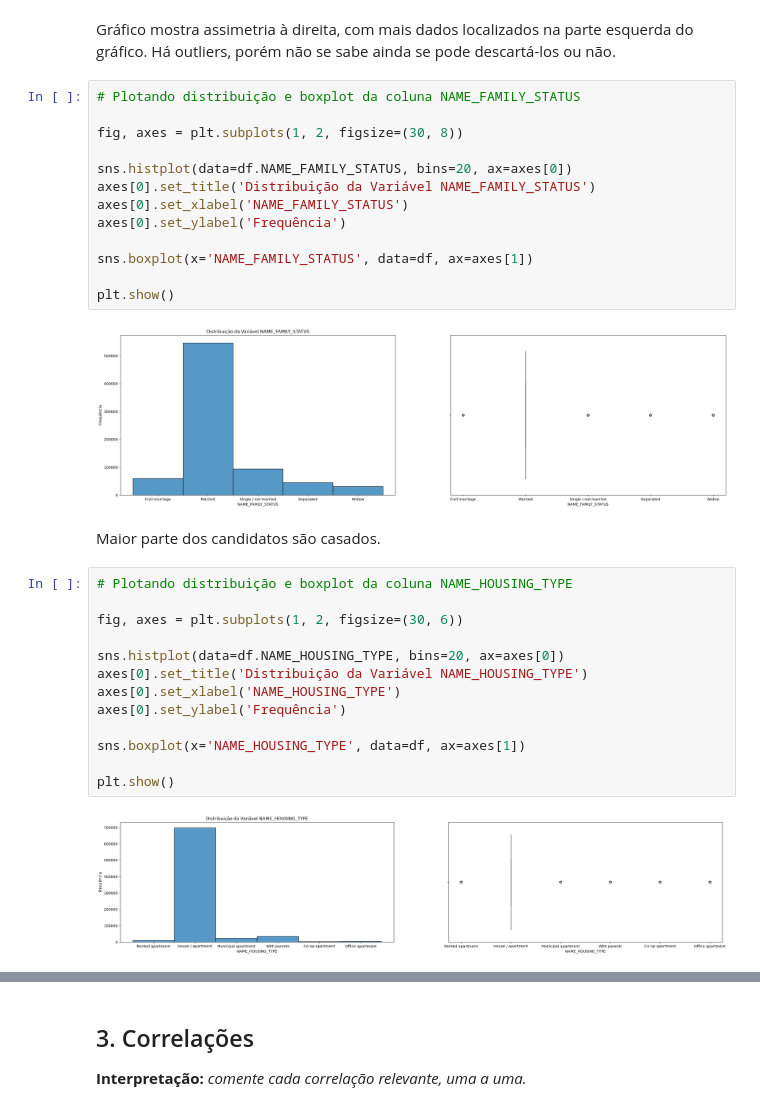
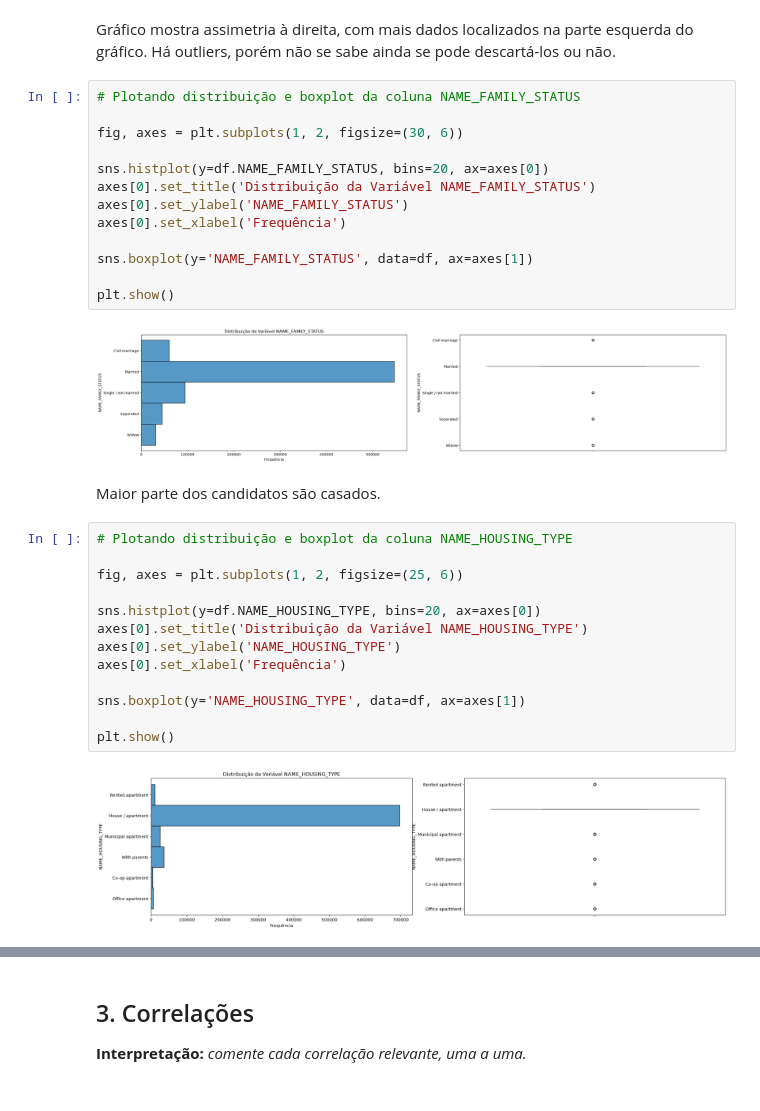
Before and after one commit to dianafismed/postech-tech-challenge-fase2, a Jupyter notebook: notebooks/01_eda.ipynb, the cells around one changed output, grey strips where cells are left out. Cells and saved outputs as stored; diff of their text form.

```diff
--- a/notebooks/01_eda.ipynb
+++ b/notebooks/01_eda.ipynb
@@ -290,32 +340,32 @@ Há outliers, porém não se sabe ainda se pode descartá-los ou não.
 # %%
 # Plotando distribuição e boxplot da coluna NAME_FAMILY_STATUS
 
-fig, axes = plt.subplots(1, 2, figsize=(30, 8))
+fig, axes = plt.subplots(1, 2, figsize=(30, 6))
 
-sns.histplot(data=df.NAME_FAMILY_STATUS, bins=20, ax=axes[0])
+sns.histplot(y=df.NAME_FAMILY_STATUS, bins=20, ax=axes[0])
 axes[0].set_title('Distribuição da Variável NAME_FAMILY_STATUS')
-axes[0].set_xlabel('NAME_FAMILY_STATUS')
-axes[0].set_ylabel('Frequência')
+axes[0].set_ylabel('NAME_FAMILY_STATUS')
+axes[0].set_xlabel('Frequência')
 
-sns.boxplot(x='NAME_FAMILY_STATUS', data=df, ax=axes[1])
+sns.boxplot(y='NAME_FAMILY_STATUS', data=df, ax=axes[1])
 
 plt.show()
 # %% [output]
-[figure, old version]
+[figure, new version]
 # %% [markdown]
 Maior parte dos candidatos são casados.
 # %%
 # Plotando distribuição e boxplot da coluna NAME_HOUSING_TYPE
 
-fig, axes = plt.subplots(1, 2, figsize=(30, 6))
+fig, axes = plt.subplots(1, 2, figsize=(25, 6))
 
-sns.histplot(data=df.NAME_HOUSING_TYPE, bins=20, ax=axes[0])
+sns.histplot(y=df.NAME_HOUSING_TYPE, bins=20, ax=axes[0])
 axes[0].set_title('Distribuição da Variável NAME_HOUSING_TYPE')
-axes[0].set_xlabel('NAME_HOUSING_TYPE')
-axes[0].set_ylabel('Frequência')
+axes[0].set_ylabel('NAME_HOUSING_TYPE')
+axes[0].set_xlabel('Frequência')
 
-sns.boxplot(x='NAME_HOUSING_TYPE', data=df, ax=axes[1])
+sns.boxplot(y='NAME_HOUSING_TYPE', data=df, ax=axes[1])
 
 plt.show()
 # %% [output]
-[figure, old version]
+[figure, new version]
```
Also changed, not shown: parts of 21 cells of this notebook, 1 other file.
